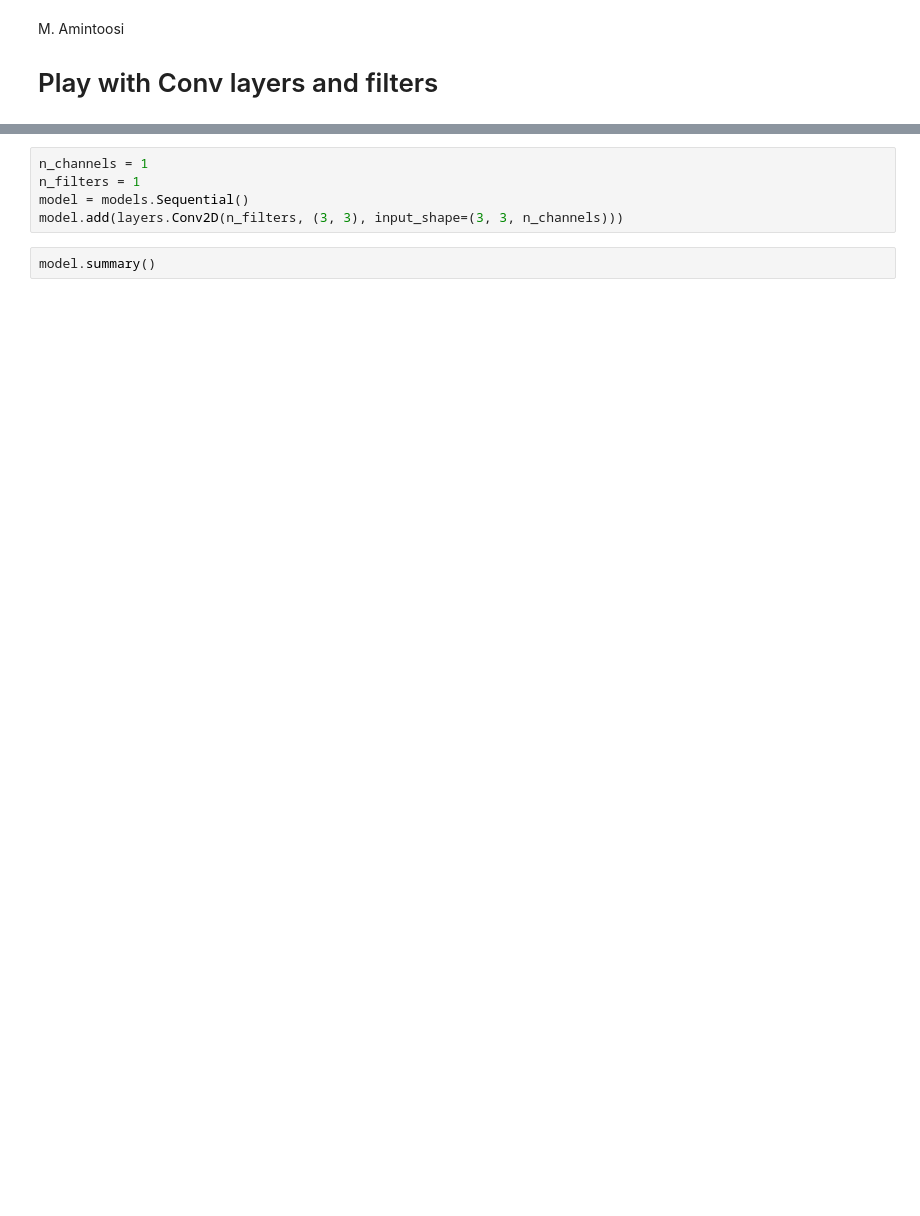
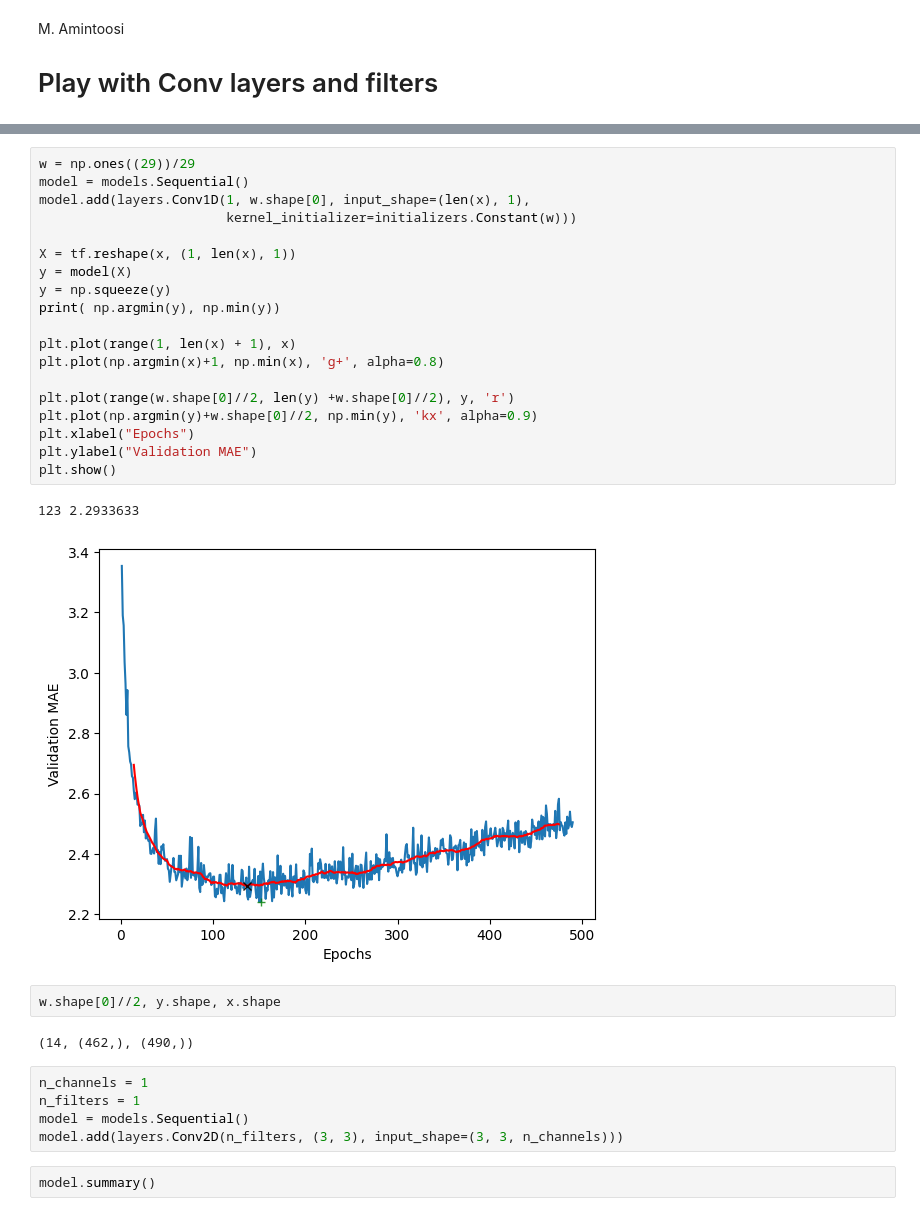
Before and after one commit to fum-cs/dl-fall-2023, a Jupyter notebook: code/conv_play.ipynb, the cells around one changed output, grey strips where cells are left out. Drawn from its saved outputs; the diff is of its cells as text; blank space fills up the shorter version.

```diff
--- a/code/conv_play.ipynb
+++ b/code/conv_play.ipynb
@@ -15,3 +96,29 @@ keras.__version__
+# %%
+w = np.ones((29))/29
+model = models.Sequential()
+model.add(layers.Conv1D(1, w.shape[0], input_shape=(len(x), 1),
+                        kernel_initializer=initializers.Constant(w)))
+
+X = tf.reshape(x, (1, len(x), 1))
+y = model(X)
+y = np.squeeze(y)
+print( np.argmin(y), np.min(y))
+
+plt.plot(range(1, len(x) + 1), x)
+plt.plot(np.argmin(x)+1, np.min(x), 'g+', alpha=0.8)
+
+plt.plot(range(w.shape[0]//2, len(y) +w.shape[0]//2), y, 'r')
+plt.plot(np.argmin(y)+w.shape[0]//2, np.min(y), 'kx', alpha=0.9)
+plt.xlabel("Epochs")
+plt.ylabel("Validation MAE")
+plt.show()
+# %% [output]
+123 2.2933633
+[figure, added]
+# %%
+w.shape[0]//2, y.shape, x.shape
+# %% [output]
+(14, (462,), (490,))
 # %%
 n_channels = 1
 n_filters = 1
```
Also changed, not shown: parts of 20 cells of this notebook, 2 other files.
